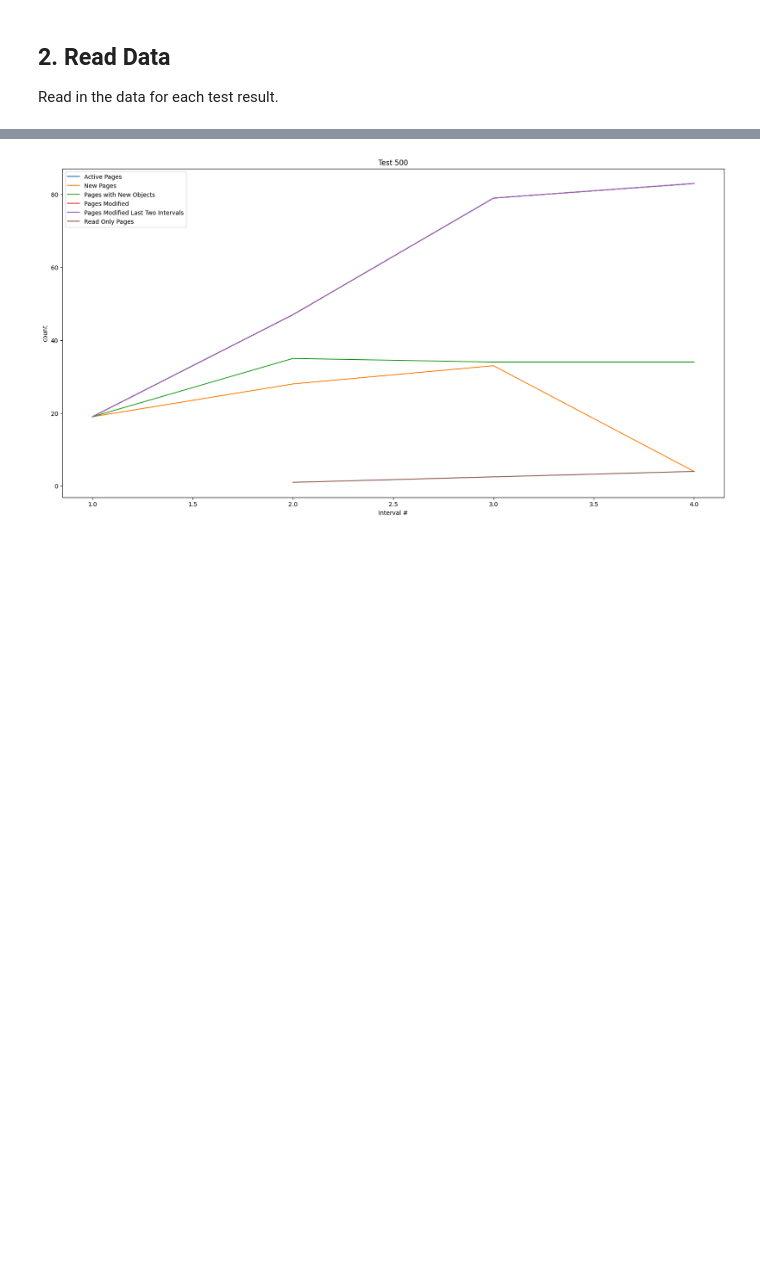
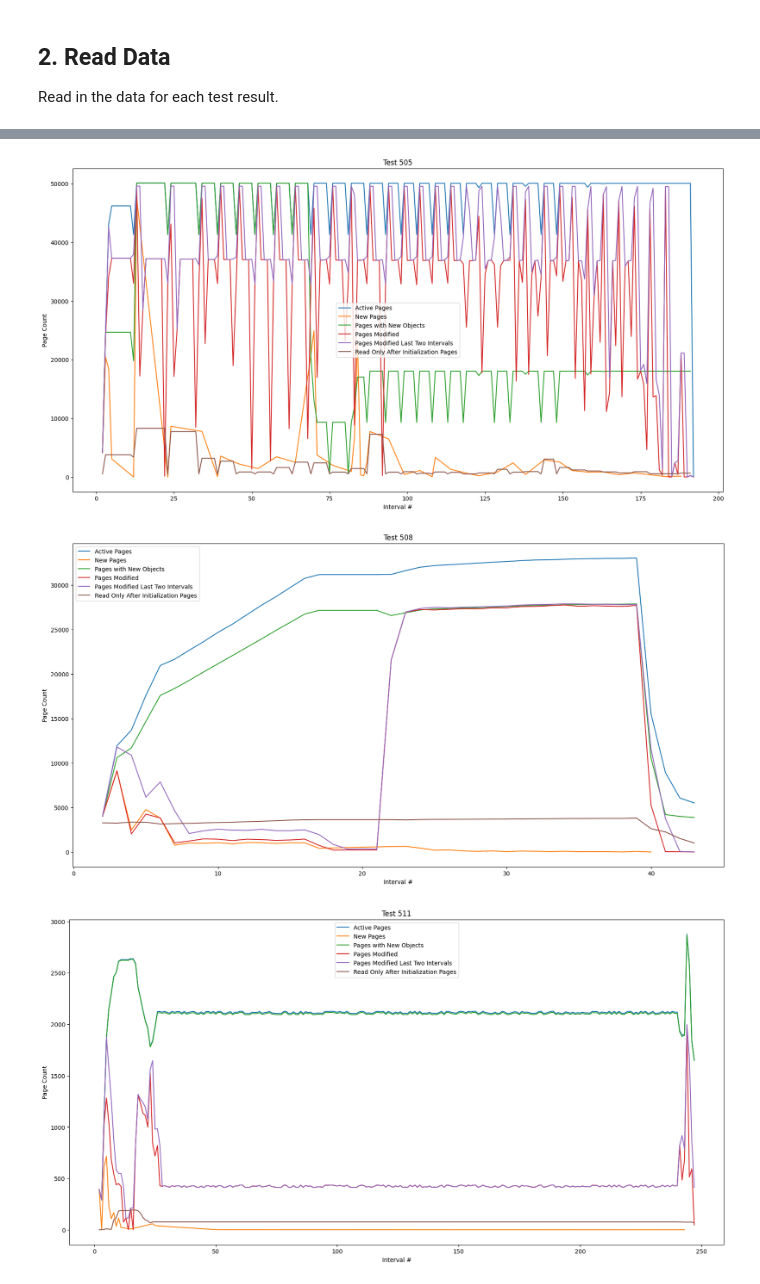
Before and after one commit to adam-mcdaniel/heappulse, a Jupyter notebook: page-tracking-test-results.ipynb, the cells around one changed output, grey strips where cells are left out. Cells and saved outputs as stored; diff of their text form; code cells hidden in the pictures; blank space fills up the shorter version.

```diff
--- a/page-tracking-test-results.ipynb
+++ b/page-tracking-test-results.ipynb
@@ -17,19 +14,13 @@ Read in the data for each test result.
 # %%
 # The data is stored in a 5XX.csv for the serial tests, and 6XX.csv for the parallel tests
 # The data files are in the `/data` folder
-
 DIRECTORY = "data/page-tracking-test"
 
-# Check if the data is loaded
-# If not, load it
-if 'all_data' in locals():
-    print("Data already loaded")
-else:
-    # A structure for storing the data
-    all_data = {}
+# A structure for storing the data
+all_data = {}
 
-    for i in range(500, 600):
-        if os.path.isfile(f"{DIRECTORY}/{i}.csv"):
-            all_data[i] = pd.read_csv(f"{DIRECTORY}/{i}.csv")
-            print(f"Loaded data for test {i}")
+for i in range(500, 600):
+    if os.path.isfile(f"{DIRECTORY}/{i}.csv"):
+        all_data[i] = pd.read_csv(f"{DIRECTORY}/{i}.csv")
+        print(f"Loaded data for test {i}")
 # %% [output]
@@ -58,39 +55,35 @@ for test in all_data:
     new_pages = test_data["Interval #"][test_data["Is New Page?"]].value_counts().sort_index()
 
     # The number of pages with new objects
     new_objects = test_data["Interval #"][test_data["Has New Objects?"]].value_counts().sort_index()
 
     # The number of pages modified this interval
     modified_pages = test_data["Interval #"][test_data["Modified This Interval?"]].value_counts().sort_index()
 
     # The number of pages modified in the last two intervals
     modified_last_two = test_data["Interval #"][test_data["Modified This Interval?"] | test_data["Modified Last Interval?"]].value_counts().sort_index()
 
     # The number of pages that have only been initialized, then not modified
     # This is only the pages that ONLY EVER have `Write Count` of 1
 
     # Get all the pages that only ever have a `Write Count` of 1
     read_only = test_data.groupby("Physical Page Address").filter(lambda x: (x['Write Count'] != 2).all())
     # Get the read only pages back into a series
     read_only = read_only["Interval #"].value_counts().sort_index()
 
     # Plot the data
-    # plt.plot(active_pages, label="Active Pages")
-    # print(active_pages)
-    # plt.plot(new_pages, label="New Pages")
-    # plt.plot(new_objects, label="Pages with New Objects")
-    # plt.plot(modified_pages, label="Pages Modified")
-    # plt.plot(modified_last_two, label="Pages Modified Last Two Intervals")
-    # plt.plot(read_only, label="Read Only Pages")
     sns.lineplot(data=active_pages, label="Active Pages")
     sns.lineplot(data=new_pages, label="New Pages")
     sns.lineplot(data=new_objects, label="Pages with New Objects")
     sns.lineplot(data=modified_pages, label="Pages Modified")
     sns.lineplot(data=modified_last_two, label="Pages Modified Last Two Intervals")
-    sns.lineplot(data=read_only, label="Read Only Pages")
+    sns.lineplot(data=read_only, label="Read Only After Initialization Pages")
     plt.xlabel("Interval #")
+    plt.ylabel("Page Count")
 
     plt.legend()
     plt.show()
 # %% [output]
-[figure, old version]
+[figure, new version]
+[figure, added]
+[figure, added]
```
Also changed, not shown: parts of 5 cells of this notebook, 14 other files.
